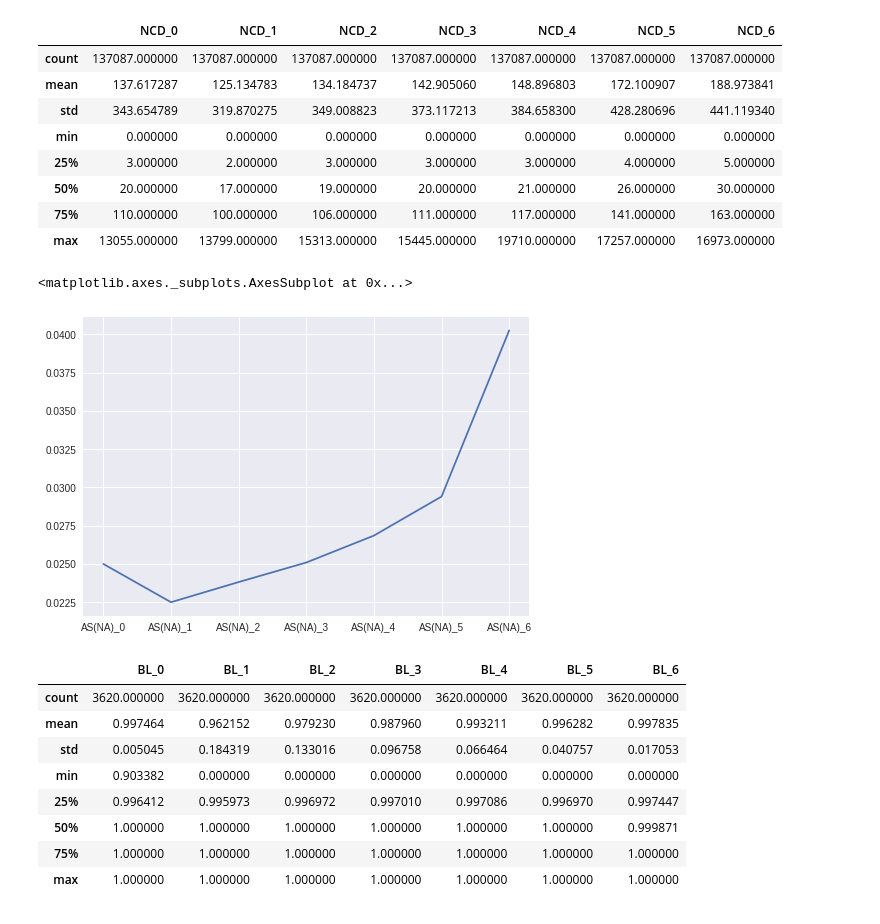
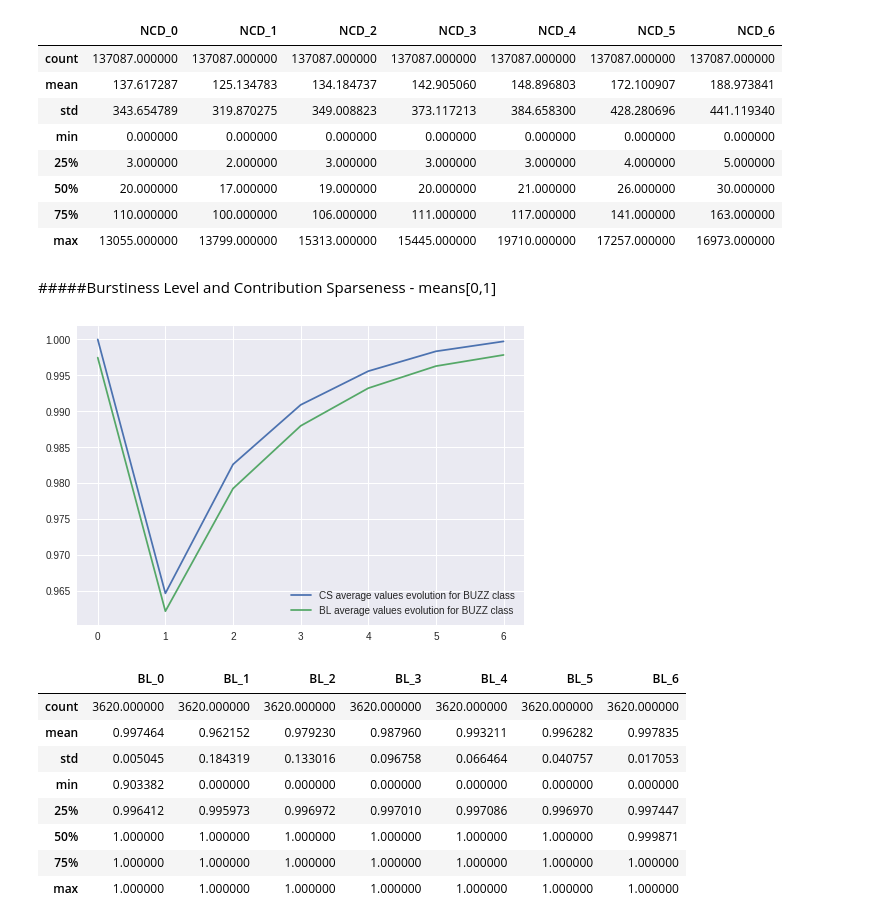
Before and after one commit to Dianna22/ML, a Jupyter notebook: SocialMediaBUZZ/data_analysis.ipynb, the cells around one changed output. Saved outputs shown, nothing was run; the diff lists cells and outputs as text; code cells hidden in the pictures.

Commit message:
data_analysis all 11 features - code

```diff
--- a/SocialMediaBUZZ/data_analysis.ipynb
+++ b/SocialMediaBUZZ/data_analysis.ipynb
@@ -155,11 +149,25 @@ data_500.filter(regex='NCD_?').loc[data_500['BUZZ']==0].describe()
 | 50% | 20.000000 | 17.000000 | 19.000000 | 20.000000 | 21.000000 | 26.000000 | 30.000000 |
 | 75% | 110.000000 | 100.000000 | 106.000000 | 111.000000 | 117.000000 | 141.000000 | 163.000000 |
 | max | 13055.000000 | 13799.000000 | 15313.000000 | 15445.000000 | 19710.000000 | 17257.000000 | 16973.000000 |
+# %% [markdown]
+#####Burstiness Level and Contribution Sparseness - means[0,1]
+# %%
+cs = data_500.filter(regex='CS_?').loc[data_500['BUZZ']==1].describe().iloc[1]#.plot(xticks=list(range(7)))
+
+bl = data_500.filter(regex='BL_?').loc[data_500['BUZZ']==1].describe().iloc[1]
+
+lines = [mat_plt.plot(list(range(7)), cs, label="CS average values evolution for BUZZ class")[0],
+       mat_plt.plot(list(range(7)), bl, label="BL average values evolution for BUZZ class")[0],
+#          mat_plt.plot(list(range(7)), ai_diffs, label="AI's means relative differences")[0],
+#          mat_plt.plot(list(range(7)), nac_diffs, label="NAC's means relative differences")[0],
+        ]
+
+mat_plt.legend(handles=lines)
+mat_plt.show()
+# %% [output]
+[figure, added]
 # %%
-data_500.filter(regex='AS\(NA\)_?').loc[data_500['BUZZ']==1].describe().iloc[-1].plot(xticks=list(range(7)))
+cs = data_500.filter(regex='CS_?').loc[data_500['BUZZ']==1].describe().iloc[1].plot(xticks=list(range(7)))
-# %% [output]
-<matplotlib.axes._subplots.AxesSubplot at 0x...>
-[figure, removed]
 # %%
 bl = data_500.filter(regex='BL_?').loc[data_500['BUZZ']==1].describe()
 # bl_diffs = ai.diff(axis=1).fillna(0).iloc[1]
```
Also changed, not shown: parts of 24 cells of this notebook.
